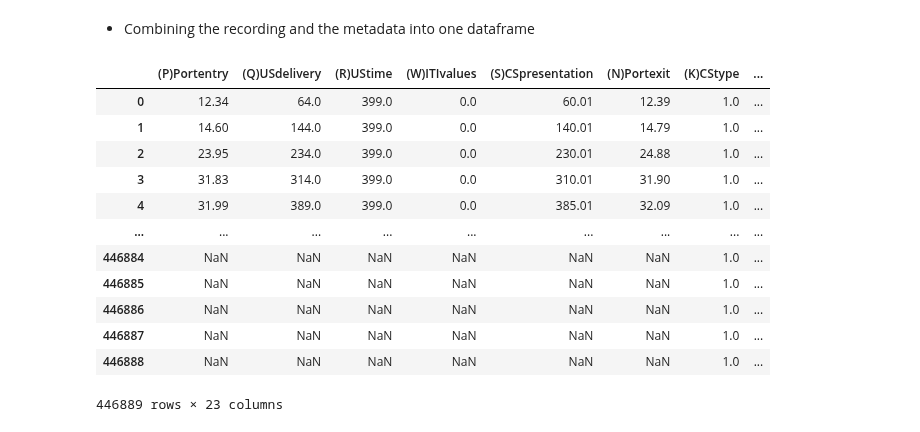
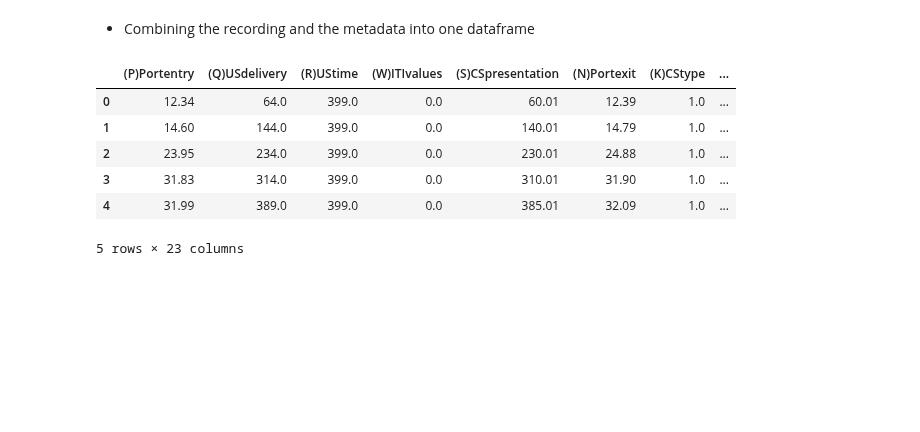
Before and after one commit to padillacoreanolab/med_pc_repo, a Jupyter notebook: jupyter_notebooks/01_extracting_recording_data_and_metadata.ipynb, the cells around one changed output. Drawn from its saved outputs; the diff is of its cells as text; code cells hidden in the pictures; blank space fills up the shorter version.

```diff
--- a/jupyter_notebooks/01_extracting_recording_data_and_metadata.ipynb
+++ b/jupyter_notebooks/01_extracting_recording_data_and_metadata.ipynb
@@ -356,18 +366,12 @@ concatted_medpc_df.to_excel("./data/extracted_recording_data_and_metadata/MEDPC_
 # %%
 recording_and_metadata_df = concatted_medpc_df.merge(metadata_df, left_on='file_path', right_on='index')
 # %%
-recording_and_metadata_df
+recording_and_metadata_df.head()
 # %% [output]
 |  | (P)Portentry | (Q)USdelivery | (R)UStime | (W)ITIvalues | (S)CSpresentation | (N)Portexit | (K)CStype | ... |
 | 0 | 12.34 | 64.0 | 399.0 | 0.0 | 60.01 | 12.39 | 1.0 | ... |
 | 1 | 14.60 | 144.0 | 399.0 | 0.0 | 140.01 | 14.79 | 1.0 | ... |
 | 2 | 23.95 | 234.0 | 399.0 | 0.0 | 230.01 | 24.88 | 1.0 | ... |
 | 3 | 31.83 | 314.0 | 399.0 | 0.0 | 310.01 | 31.90 | 1.0 | ... |
 | 4 | 31.99 | 389.0 | 399.0 | 0.0 | 385.01 | 32.09 | 1.0 | ... |
-| ... | ... | ... | ... | ... | ... | ... | ... | ... |
-| 446884 | NaN | NaN | NaN | NaN | NaN | NaN | 1.0 | ... |
-| 446885 | NaN | NaN | NaN | NaN | NaN | NaN | 1.0 | ... |
-| 446886 | NaN | NaN | NaN | NaN | NaN | NaN | 1.0 | ... |
-| 446887 | NaN | NaN | NaN | NaN | NaN | NaN | 1.0 | ... |
-| 446888 | NaN | NaN | NaN | NaN | NaN | NaN | 1.0 | ... |
-446889 rows × 23 columns
+5 rows × 23 columns
```
Also changed, not shown: parts of 9 cells of this notebook, 2 other files.
